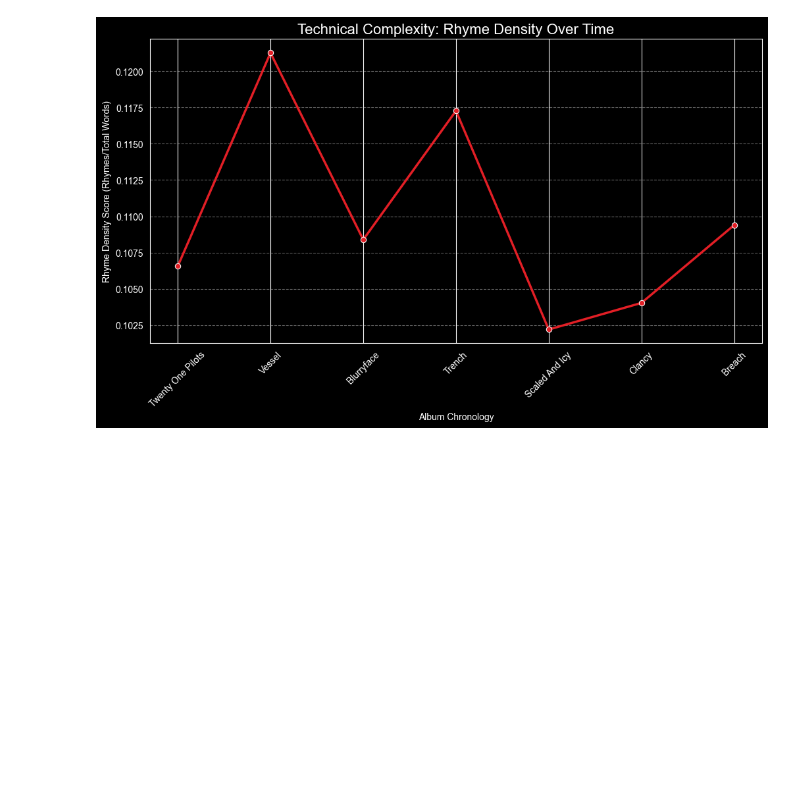
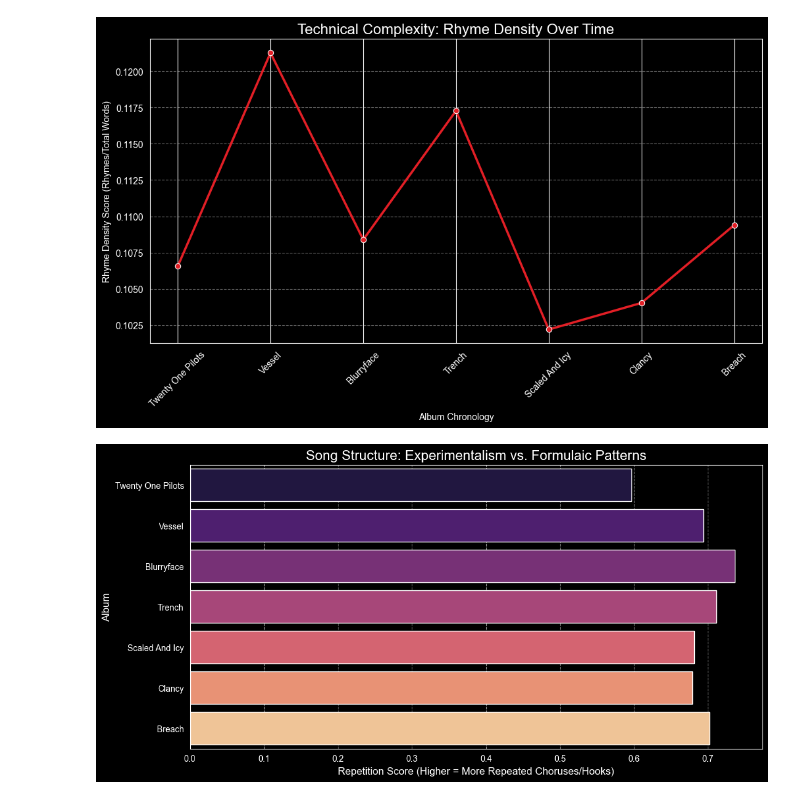
Before and after one commit to MeredithClikkie/torchbearerlab.github.io, a Jupyter notebook: AllAlbumLyrics.ipynb, the cells around one changed output. Drawn from its saved outputs; the diff is of its cells as text; code cells hidden in the pictures; blank space fills up the shorter version.

Commit message:
Top_Data_Analysis_report.pdf

```diff
--- a/AllAlbumLyrics.ipynb
+++ b/AllAlbumLyrics.ipynb
@@ -1004,3 +1013,45 @@ plt.grid(axis='y', linestyle='--', alpha=0.4)
 plt.show()
 # %% [output]
 [figure]
+# %%
+import pandas as pd
+import seaborn as sns
+import matplotlib.pyplot as plt
+import zlib
+
+def calculate_repetition_score(text):
+    if not text or len(str(text)) < 10:
+        return 0
+
+    # Encode text to bytes
+    encoded_text = str(text).lower().encode('utf-8')
+
+    # Calculate compressed size vs original size
+    original_size = len(encoded_text)
+    compressed_size = len(zlib.compress(encoded_text))
+
+    # A higher score means more of the song was "redundant" (repeated)
+    repetition_score = 1 - (compressed_size / original_size)
+    return repetition_score
+
+# 1. Apply to your 92-song dataframe
+df_combined['Repetition_Score'] = df_combined['Lyrics'].apply(calculate_repetition_score)
+
+# 2. Map to Release Years and Sort
+album_structure = df_combined.groupby('album_name')['Repetition_Score'].mean().reset_index()
+album_structure['Year'] = album_structure['album_name'].map(release_dates)
+album_structure = album_structure.sort_values('Year')
+
+# 3. Visualization: The "Experimental" Scale
+plt.figure(figsize=(12, 6))
+# We invert the score for the plot: 1 - Repetition = Uniqueness/Experimentalism
+sns.barplot(data=album_structure, x='Repetition_Score', y='album_name',
+            palette='magma', hue='album_name', legend=False)
+
+plt.title('Song Structure: Experimentalism vs. Formulaic Patterns', fontsize=16)
+plt.xlabel('Repetition Score (Higher = More Repeated Choruses/Hooks)', fontsize=12)
+plt.ylabel('Album', fontsize=12)
+plt.grid(axis='x', linestyle='--', alpha=0.5)
+plt.show()
+# %% [output]
+[figure, added]
```
Also changed, not shown: parts of 7 cells of this notebook.
